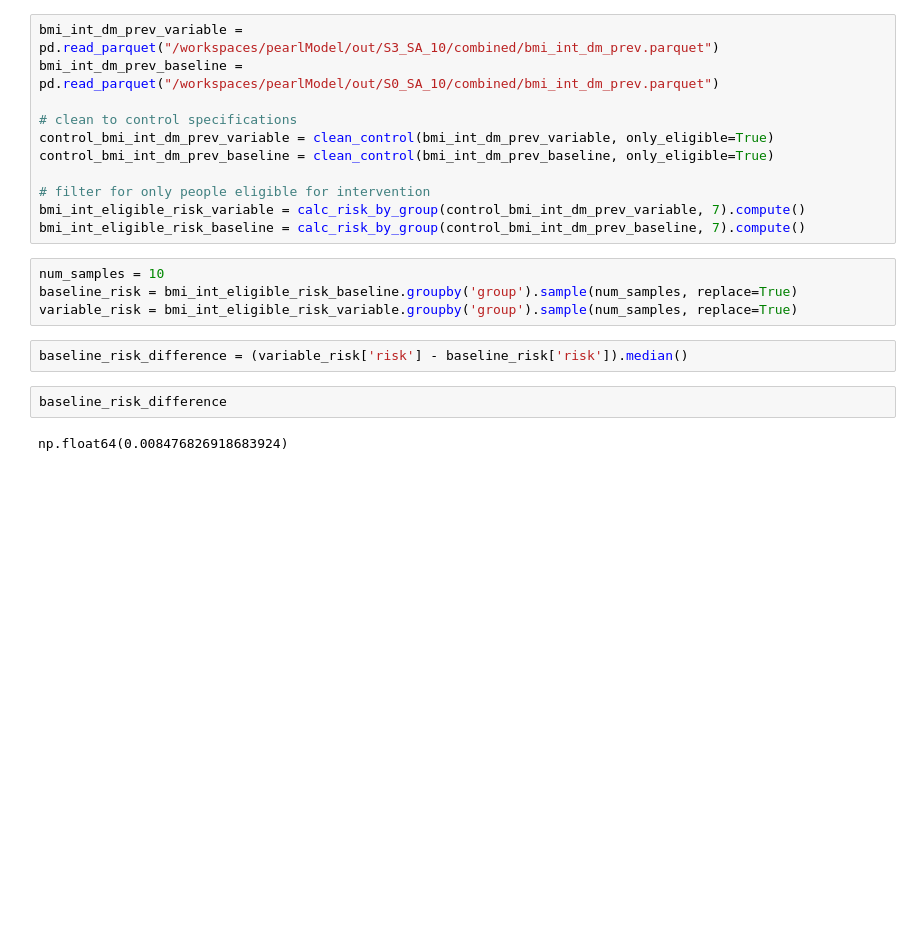
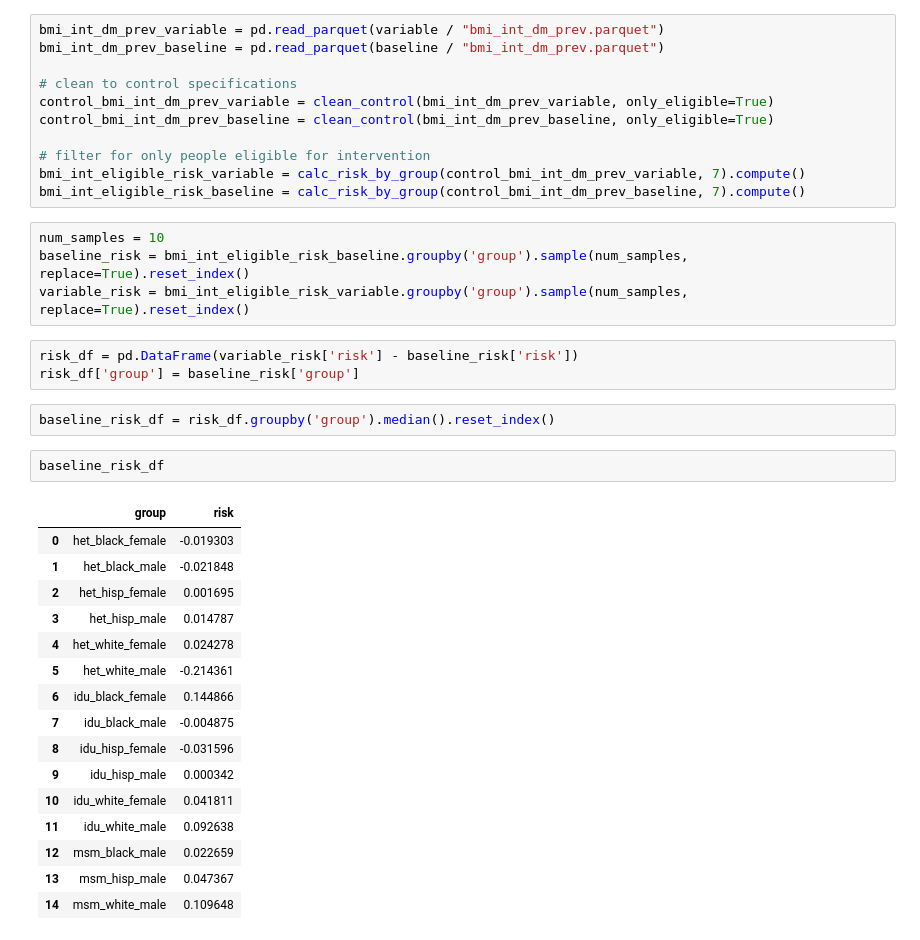
Before and after one commit to PearlHivModelingTeam/pearlModel, a Jupyter notebook: scripts/sa_notebook.ipynb, the cells around one changed output. Drawn from its saved outputs; the diff is of its cells as text; blank space fills up the shorter version.

```diff
--- a/scripts/sa_notebook.ipynb
+++ b/scripts/sa_notebook.ipynb
@@ -27,7 +33,7 @@ Index(['replication', 'group', 'new_dx', 'final_year', 'mortality_model',
       dtype='object')
 # %%
-bmi_int_dm_prev_variable = pd.read_parquet("/workspaces/pearlModel/out/S3_SA_10/combined/bmi_int_dm_prev.parquet")
-bmi_int_dm_prev_baseline = pd.read_parquet("/workspaces/pearlModel/out/S0_SA_10/combined/bmi_int_dm_prev.parquet")
+bmi_int_dm_prev_variable = pd.read_parquet(variable / "bmi_int_dm_prev.parquet")
+bmi_int_dm_prev_baseline = pd.read_parquet(baseline / "bmi_int_dm_prev.parquet")
 
 # clean to control specifications
 control_bmi_int_dm_prev_variable = clean_control(bmi_int_dm_prev_variable, only_eligible=True)
@@ -38,12 +44,30 @@ bmi_int_eligible_risk_variable = calc_risk_by_group(control_bmi_int_dm_prev_vari
 bmi_int_eligible_risk_baseline = calc_risk_by_group(control_bmi_int_dm_prev_baseline, 7).compute()
 # %%
 num_samples = 10
-baseline_risk = bmi_int_eligible_risk_baseline.groupby('group').sample(num_samples, replace=True)
-variable_risk = bmi_int_eligible_risk_variable.groupby('group').sample(num_samples, replace=True)
+baseline_risk = bmi_int_eligible_risk_baseline.groupby('group').sample(num_samples, replace=True).reset_index()
+variable_risk = bmi_int_eligible_risk_variable.groupby('group').sample(num_samples, replace=True).reset_index()
 # %%
-baseline_risk_difference = (variable_risk['risk'] - baseline_risk['risk']).median()
+risk_df = pd.DataFrame(variable_risk['risk'] - baseline_risk['risk'])
+risk_df['group'] = baseline_risk['group']
-# %%
-baseline_risk_difference
-# %% [output]
-np.float64(0.008476826918683924)
+# %%
+baseline_risk_df = risk_df.groupby('group').median().reset_index()
+# %%
+baseline_risk_df
+# %% [output]
+|  | group | risk |
+| 0 | het_black_female | -0.019303 |
+| 1 | het_black_male | -0.021848 |
+| 2 | het_hisp_female | 0.001695 |
+| 3 | het_hisp_male | 0.014787 |
+| 4 | het_white_female | 0.024278 |
+| 5 | het_white_male | -0.214361 |
+| 6 | idu_black_female | 0.144866 |
+| 7 | idu_black_male | -0.004875 |
+| 8 | idu_hisp_female | -0.031596 |
+| 9 | idu_hisp_male | 0.000342 |
+| 10 | idu_white_female | 0.041811 |
+| 11 | idu_white_male | 0.092638 |
+| 12 | msm_black_male | 0.022659 |
+| 13 | msm_hisp_male | 0.047367 |
+| 14 | msm_white_male | 0.109648 |
 # %%
```
Also changed, not shown: parts of 11 cells of this notebook, 10 other files.
